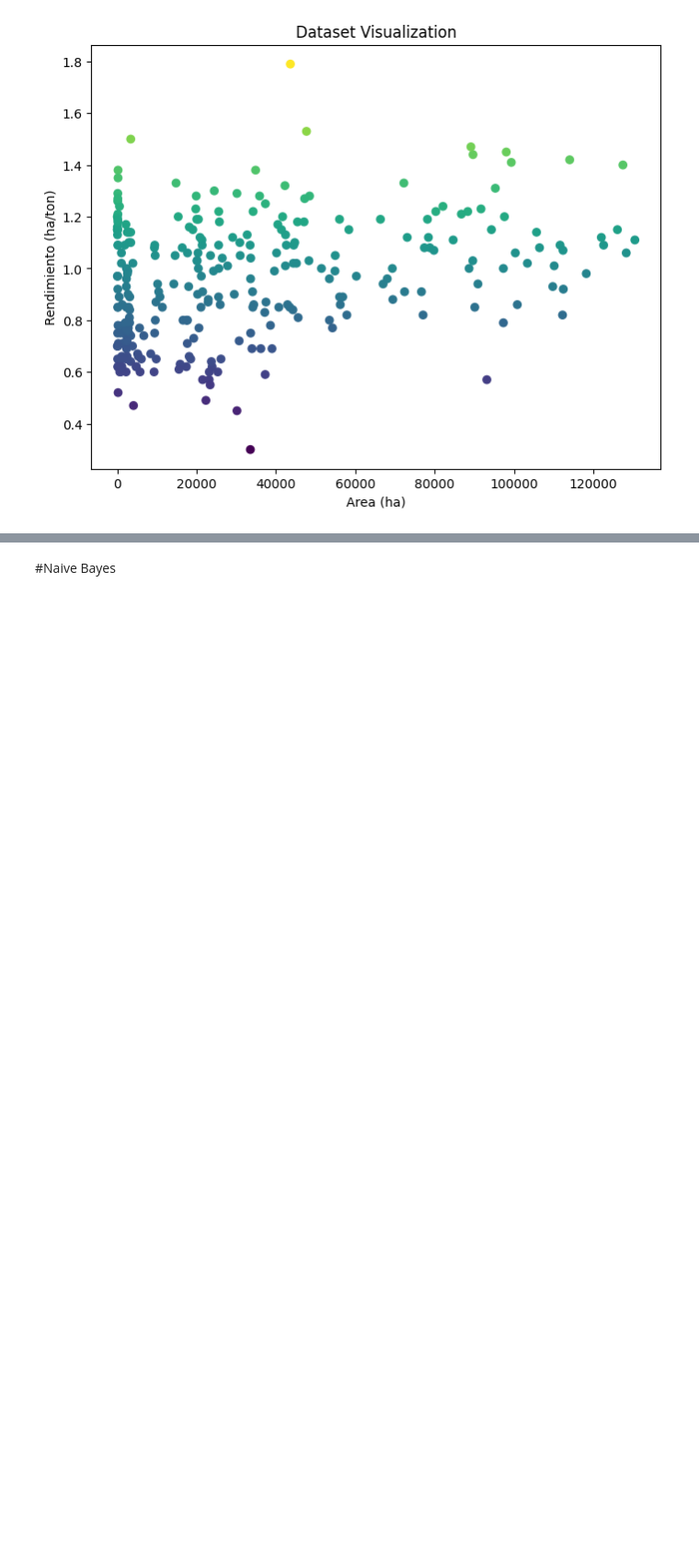
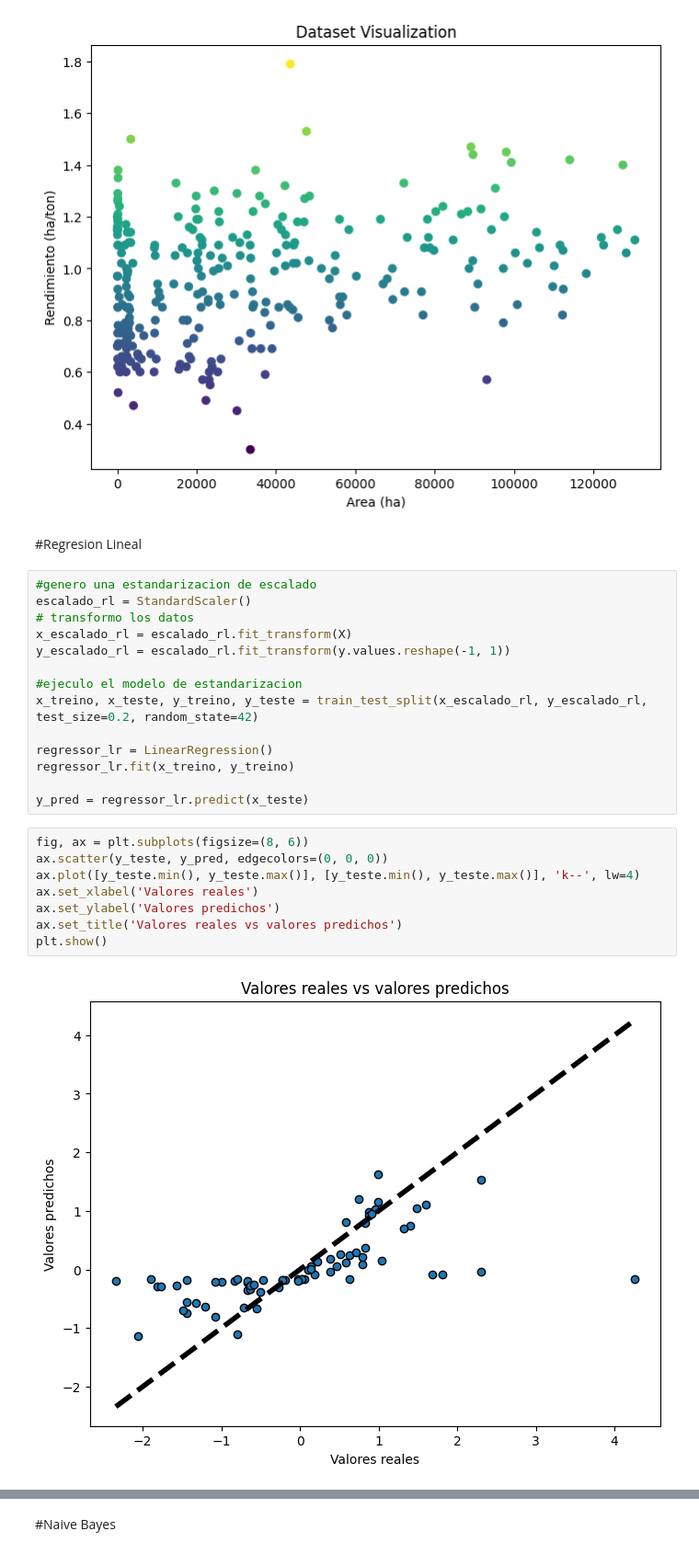
Before and after one commit to JuanVallejo32/Curso-IA---Talentotech2, a Jupyter notebook: Proyecto_Unificado.ipynb, the cells around one changed output, grey strips where cells are left out. Shown at 92% size. Cells and saved outputs as stored; diff of their text form; blank space fills up the shorter version.

```diff
--- a/Proyecto_Unificado.ipynb
+++ b/Proyecto_Unificado.ipynb
@@ -203,3 +189,29 @@ ax.set_title("Dataset Visualization")
 plt.show()
 # %% [output]
 [figure]
+# %% [markdown]
+#Regresion Lineal
+# %%
+#genero una estandarizacion de escalado
+escalado_rl = StandardScaler()
+# transformo los datos
+x_escalado_rl = escalado_rl.fit_transform(X)
+y_escalado_rl = escalado_rl.fit_transform(y.values.reshape(-1, 1))
+
+#ejeculo el modelo de estandarizacion
+x_treino, x_teste, y_treino, y_teste = train_test_split(x_escalado_rl, y_escalado_rl, test_size=0.2, random_state=42)
+
+regressor_lr = LinearRegression()
+regressor_lr.fit(x_treino, y_treino)
+
+y_pred = regressor_lr.predict(x_teste)
+# %%
+fig, ax = plt.subplots(figsize=(8, 6))
+ax.scatter(y_teste, y_pred, edgecolors=(0, 0, 0))
+ax.plot([y_teste.min(), y_teste.max()], [y_teste.min(), y_teste.max()], 'k--', lw=4)
+ax.set_xlabel('Valores reales')
+ax.set_ylabel('Valores predichos')
+ax.set_title('Valores reales vs valores predichos')
+plt.show()
+# %% [output]
+[figure, added]
```
Also changed, not shown: parts of 3 cells of this notebook.
